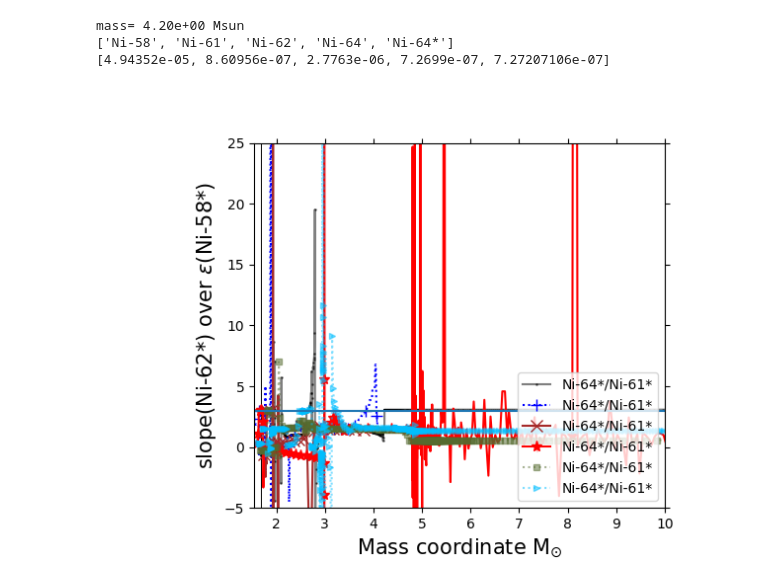
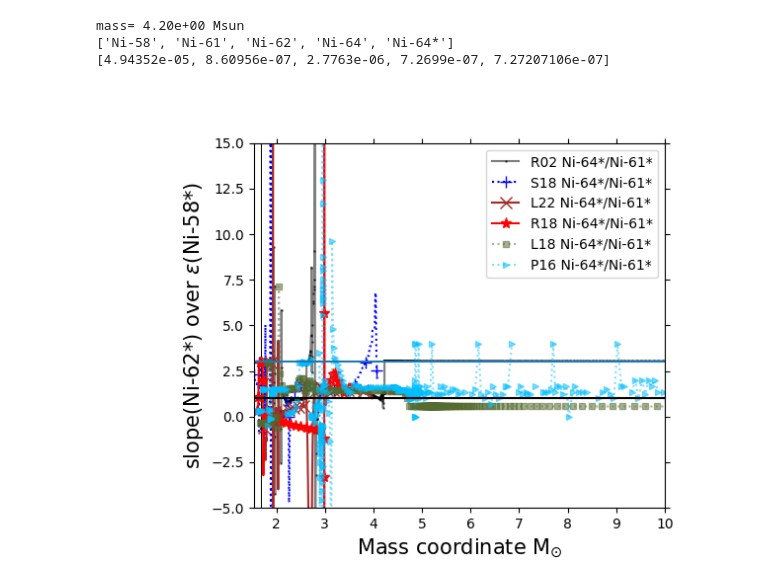
Before and after one commit to NuGrid/chetec-infra_WP9, a Jupyter notebook: simple_plot_v11.ipynb, the cells around one changed output. Cells and saved outputs as stored; diff of their text form; code cells hidden in the pictures.

```diff
--- a/simple_plot_v11.ipynb
+++ b/simple_plot_v11.ipynb
@@ -22,7 +22,7 @@ import ast
 # or I just remove it and I go ahead with the typical mode
 # if check_file is true, there is no need to load all the models again
 
-!rm selected_abundances_data.txt
+#!rm selected_abundances_data.txt
 check_data_file = os.path.isfile('selected_abundances_data.txt')
 
 #if check_data_file == False:
@@ -37,8 +37,8 @@ from nugridpy import nugridse as mp
 
 
 # data stored
-#data_dir="/data/nugrid/data/chetec-infra_models/"
-data_dir="/data/nugrid_data/chetec-infra_models/"
+data_dir="/data/nugrid/data/chetec-infra_models/"
+#data_dir="/data/nugrid_data/chetec-infra_models/"
 # %% [output]
 Populating the interactive namespace from numpy and matplotlib
 # %%
@@ -1877,42 +1855,43 @@ plt.axvline(x=ref_1,color='k',lw=0.7)
 #for i in [4]:
 #    plt.plot(rau_mass_1,rau_slope[i],color=col[0],marker=lllin,ls='-',markersize=0.8,\
 #                 alpha=0.5,label=iso_up_plot[i]+'/'+iso_down_plot[i])
 #    plt.plot(mass_sie[:],sie_slope[i],color=col[1],marker='+',ls=':',markersize=8,\
 #                 alpha=1,markevery=20,label=iso_up_plot[i]+'/'+iso_down_plot[i])
 #    plt.plot(mass_inc,law_slope[i],color=col[2],marker='x',ls='-',markersize=8,\
 #                 alpha=1,markevery=50,label=iso_up_plot[i]+'/'+iso_down_plot[i])
 #    plt.plot(mass[ind_tmp:],rit_slope[i][ind_tmp:],color=col[3],marker='*',ls='-',markersize=8,\
 #                 alpha=1,markevery=50,label=iso_up_plot[i]+'/'+iso_down_plot[i])
 i = iso_up_plot.index('Ni-64*')
 plt.plot(rau_mass_1,rau_slope[i],color=col[0],marker=lllin,ls='-',markersize=0.8,\
-                 alpha=0.5,label=iso_up_plot[i]+'/'+iso_down_plot[i])
+                 alpha=0.5,label='R02 '+iso_up_plot[i]+'/'+iso_down_plot[i])
 plt.plot(mass_sie[:],sie_slope[i],color=col[1],marker='+',ls=':',markersize=8,\
-         alpha=1,markevery=20,label=iso_up_plot[i]+'/'+iso_down_plot[i])
+         alpha=1,markevery=20,label='S18 '+iso_up_plot[i]+'/'+iso_down_plot[i])
 plt.plot(mass_inc,law_slope[i],color=col[2],marker='x',ls='-',markersize=8,\
-                 alpha=1,markevery=50,label=iso_up_plot[i]+'/'+iso_down_plot[i])
+                 alpha=1,markevery=50,label='L22 '+iso_up_plot[i]+'/'+iso_down_plot[i])
 plt.plot(mass[ind_tmp:],rit_slope[i][ind_tmp:],color=col[3],marker='*',ls='-',markersize=8,\
-                 alpha=1,markevery=50,label=iso_up_plot[i]+'/'+iso_down_plot[i])
+                 alpha=1,markevery=50,label='R18 '+iso_up_plot[i]+'/'+iso_down_plot[i])
 plt.plot(lc18_mass_1,lc18_slope[i],color=col[4],marker=lllin,ls=':',markersize=4,\
-                 alpha=0.5,label=iso_up_plot[i]+'/'+iso_down_plot[i])
+                 alpha=0.5,label='L18 '+iso_up_plot[i]+'/'+iso_down_plot[i])
 plt.plot(p16_mass[p16_ind_tmp:],p16_slope[i][p16_ind_tmp:],color=col[5],marker='>',ls=':',markersize=4,\
-                 alpha=0.5,label=iso_up_plot[i]+'/'+iso_down_plot[i])
+                 alpha=0.5,label='P16 '+iso_up_plot[i]+'/'+iso_down_plot[i])
 
 
 plt.axhline(y=3)
+plt.axhline(y=1,ls='-',color='k')
 
-plt.legend(loc='lower right')
+plt.legend(loc='upper right')
 masscut = min(mass[ind_tmp],mass_inc[0]) ; masscut = min(masscut,min(mass_sie[:]))
-plt.xlim(masscut,10) ; plt.ylim(-5,25)
+plt.xlim(masscut,10) ; plt.ylim(-5,15)
 plt.xlabel(xlabel1,fontsize=15); plt.ylabel(ylabel4,fontsize=15)
 plt.tick_params(left=True,right=True,top=True,labelleft=True,which='both') #,labelright=True)
 
 plt.gcf().subplots_adjust(left=0.25)
 
 plt.savefig('tmp.pdf')
 
 plt.show()
 # %% [output]
-[figure, old version]
+[figure, new version]
 # %%
 #print('rit',rit_slope[-1])
 # %%
```
Also changed, not shown: parts of 10 cells of this notebook.
